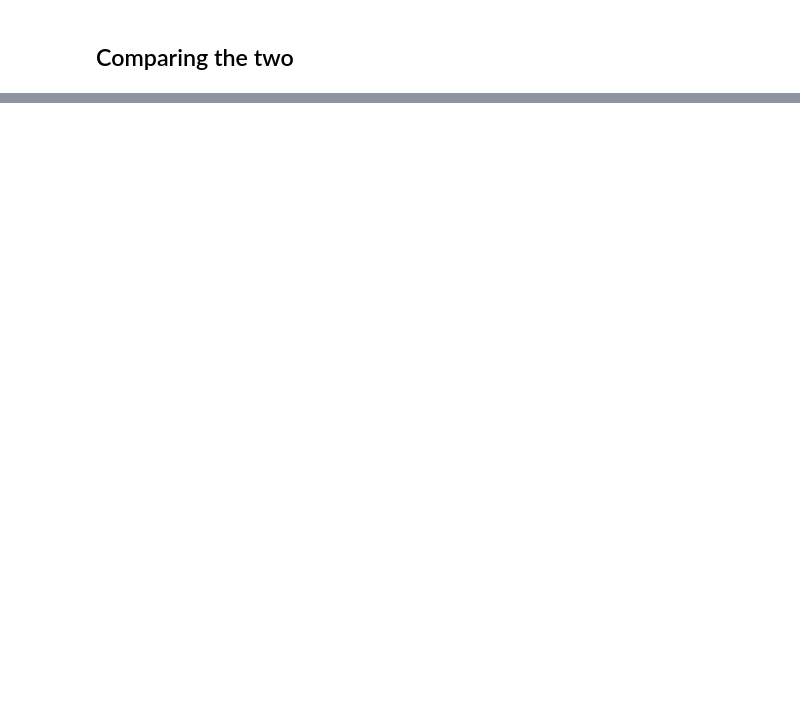
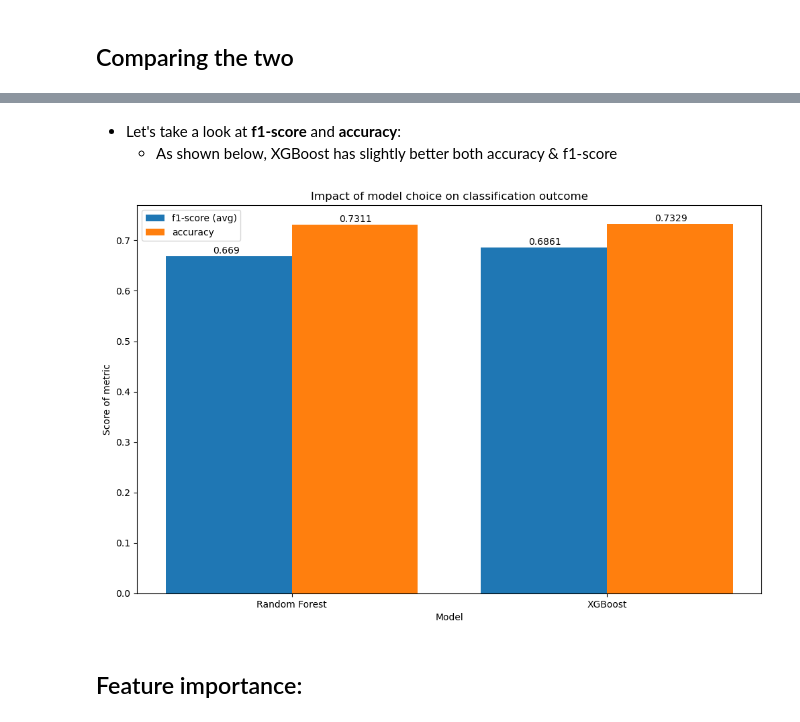
Before and after one commit to isaevrom/UFC-model, a Jupyter notebook: src/modeling/prediction.ipynb, the cells around one changed output, grey strips where cells are left out. Drawn from its saved outputs; the diff is of its cells as text; code cells hidden in the pictures; blank space fills up the shorter version.

```diff
--- a/src/modeling/prediction.ipynb
+++ b/src/modeling/prediction.ipynb
@@ -160,16 +167,10 @@ X_D.head(5).transpose()
 | Red_Weight | 56.700000 | 61.200000 | 83.90 | 61.200000 | 93.00 |
 | Red_Winrate | 83.333333 | 68.292683 | 75.00 | 75.675676 | 62.50 |
 # %%
-X_train, X_test, y_train, y_test = train_test_split(X_D,
+X_train, X_test, y_train, y_test = train_test_split(X_D_scaled,
                                                     y,
                                                     test_size=0.25,
                                                     random_state=123,
                                                     stratify=y)
-
-X_train_sc, X_test_sc, y_train_sc, y_test_sc = train_test_split(X_D_scaled,
-                                                    y,
-                                                    test_size=0.25,
-                                                    random_state=123,
-                                                    stratify=y)
 # %% [markdown]
 ## Random Forest Classifier
@@ -319,3 +347,14 @@ print(classification_report(y_test, y_pred, labels=sorted(best_xgbc.classes_, re
     accuracy                           0.73      1610
    macro avg       0.71      0.68      0.69      1610
 weighted avg       0.72      0.73      0.72      1610
+# %%
+# saving accuracy of XGB
+xgb_acc = accuracy_score(y_test, y_pred)
+# saving average f1-score of XGB
+xgb_score_dict = classification_report(y_test, y_pred,
+                                       labels=sorted(best_xgbc.classes_, reverse=True),
+                                       output_dict=True)
+xgb_f1 = xgb_score_dict['macro avg']['f1-score']
+
+print(f'accuracy: {xgb_acc}')
+print(f'f1-score: {xgb_f1}')
@@ -353,0 +398,42 @@ plt.show()
+# %% [markdown]
+* Let's take a look at **f1-score** and **accuracy**:
+    * As shown below, XGBoost has slightly better both accuracy & f1-score
+# %%
+x_axis = np.arange(2)
+labels = ['Random Forest','XGBoost']
+
+accs = [rf_acc, xgb_acc]
+f1s  = [rf_f1, xgb_f1]
+
+plt.figure(figsize = (12, 7.5))
+
+# bars for f1-score
+bars_f1 = plt.bar(x_axis - 0.2,
+        f1s,
+        width=0.4,
+        label = 'f1-score (avg)')
+
+for bar in bars_f1:
+    score = bar.get_height()
+    plt.text(bar.get_x() + 0.15, score + .005, np.round(score, 4))
+
+# bars for accuracy
+bars_acc = plt.bar(x_axis + 0.2,
+        accs,
+        width=0.4,
+        label = 'accuracy')
+
+for bar in bars_acc:
+    score = bar.get_height()
+    plt.text(bar.get_x() + 0.15, score + .005, np.round(score, 4))
+
+plt.xticks(x_axis, labels)
+plt.xlabel("Model")
+plt.ylabel("Score of metric")
+plt.title("Impact of model choice on classification outcome")
+plt.legend()
+plt.show()
+# %% [output]
+[figure, added]
+# %% [markdown]
+## Feature importance:
```
Also changed, not shown: parts of 30 cells of this notebook, 1 other file.
